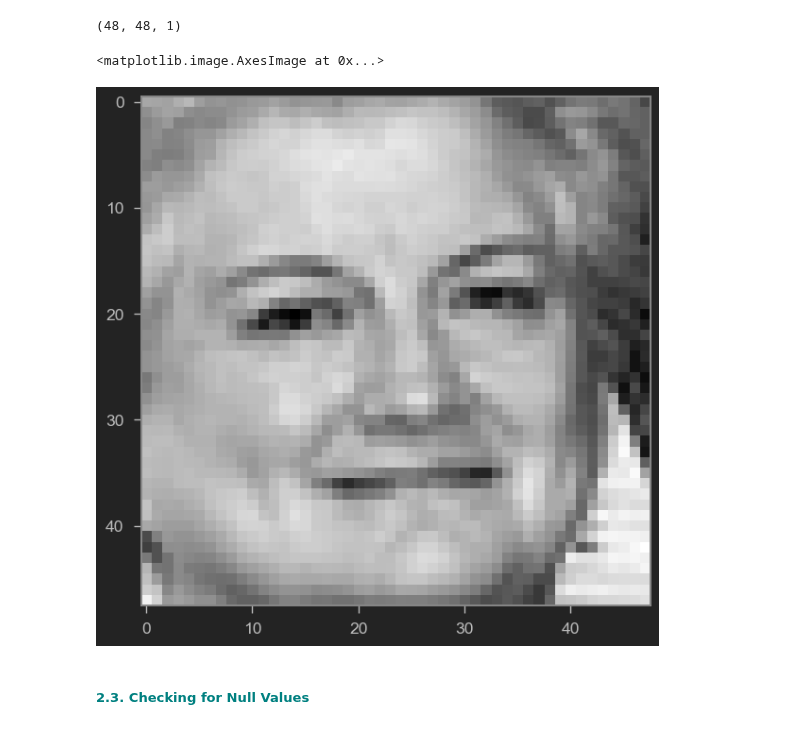
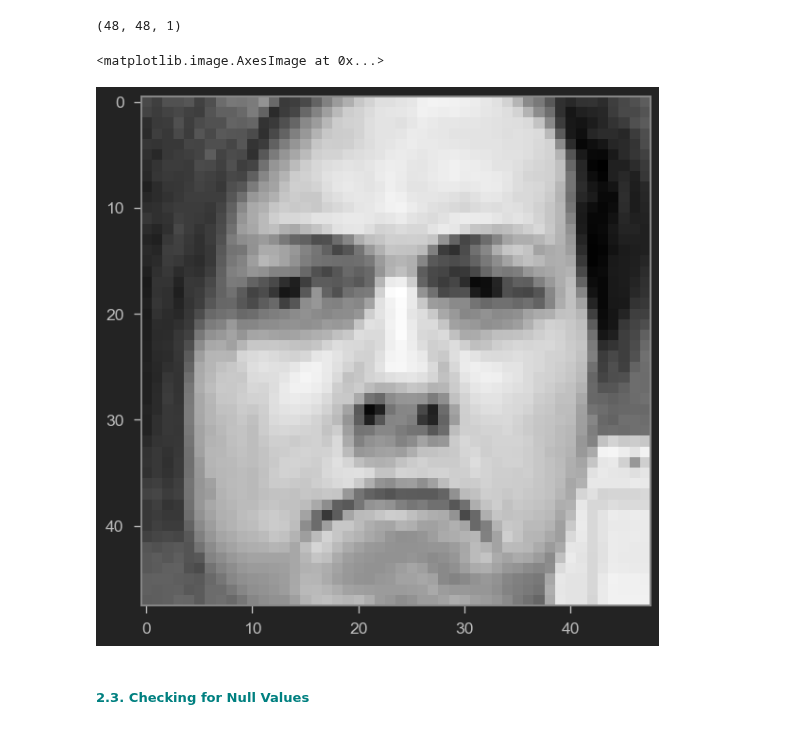
Before and after one commit to sabheen9/CapStone3-Facial_Expression_Classification, a Jupyter notebook: notebooks/Facial_Expression_Classification.ipynb, the cells around one changed output. Cells and saved outputs as stored; diff of their text form; code cells hidden in the pictures.

```diff
--- a/notebooks/Facial_Expression_Classification.ipynb
+++ b/notebooks/Facial_Expression_Classification.ipynb
@@ -143,10 +143,10 @@ df['pixels'][2].shape
 (48, 48, 1)
 # %%
 # Visualizing the first image within the dataframe ,just to make sure that the reshaping process does not cause distortion.
-plt.imshow(df['pixels'][100],cmap='gray')
+plt.imshow(df['pixels'][40],cmap='gray')
 # %% [output]
 <matplotlib.image.AxesImage at 0x...>
-[figure, old version]
+[figure, new version]
 # %% [markdown]
 ##### **<font color='teal'> 2.3. Checking for Null Values </font>**
 # %%
```
Also changed, not shown: parts of 37 cells of this notebook, 11 other files.
